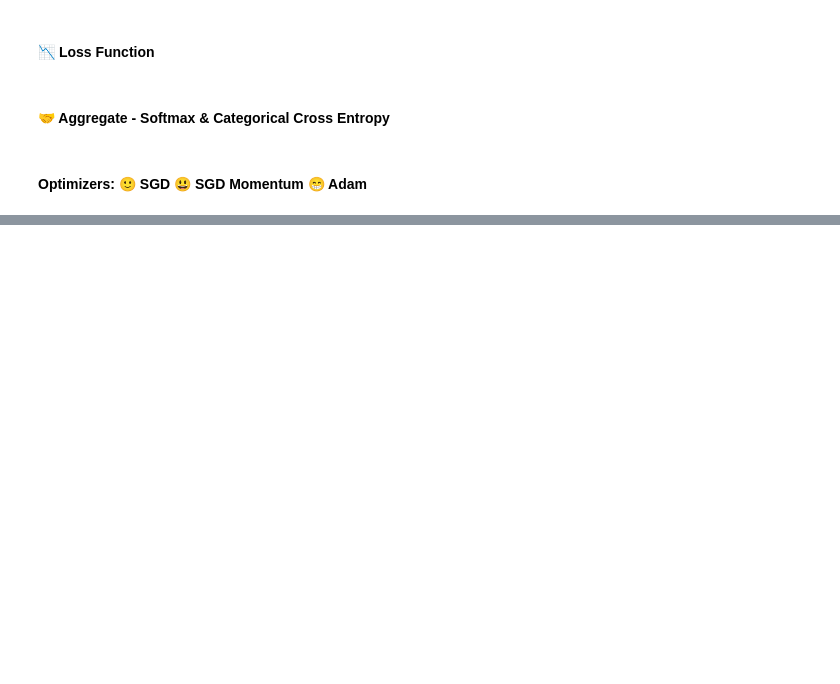
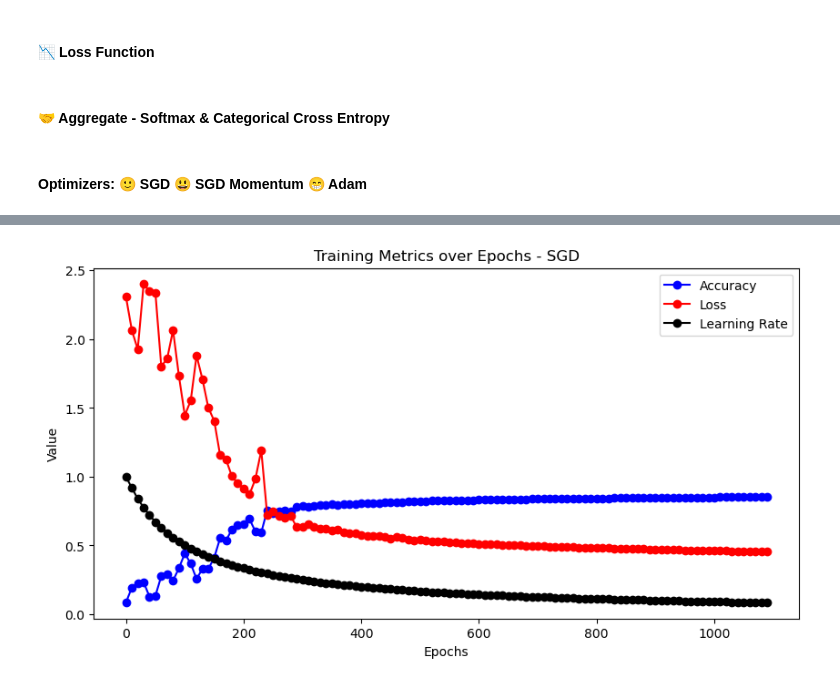
Before and after one commit to Ayush-2001-Dhanraj/soft-computing-assignment, a Jupyter notebook: Untitled.ipynb, the cells around one changed output, grey strips where cells are left out. Cells and saved outputs as stored; diff of their text form; code cells hidden in the pictures; blank space fills up the shorter version.

```diff
--- a/Untitled.ipynb
+++ b/Untitled.ipynb
@@ -292,7 +298,7 @@ class Activation_Softmax_Loss_CategoricalCrossentropy():
 # %%
 class Optimizer_SGD:
     """
-
+    stochastic gradient descent with learning rate decay
     """
     def __init__(self, learning_rate=1.0, decay=0):
         self.learning_rate = learning_rate
@@ -317,7 +323,7 @@ class Optimizer_SGD:
 
 class Optimizer_SGD_Momentum:
     """
-
+    SGD with momentum
     """
     def __init__(self, learning_rate=1.0, decay=0, momentum=0):
         self.learning_rate = learning_rate
@@ -351,7 +357,7 @@ class Optimizer_SGD_Momentum:
 
 class Optimizer_Adam:
     """
-
+    Adam - RMSProp + SGD with momentum
     """
     def __init__(self, learning_rate=0.001, decay=0., epsilon=1e-7, beta_1=0.9, beta_2=0.999):
         self.learning_rate = learning_rate
@@ -393,7 +399,11 @@ class Optimizer_Adam:
 # %%
 def train_Model(epochs, X, y, dense1, dense2, dense3, activation1, activation2, loss_activation, optimizer):
     """
-
+    training data - traing expected predictions
+    utility function takes in three layers
+    2 activation function
+    output activation + loss function
+    optimizer of choice
     """
     accuracies = []
     losses = []
@@ -448,5 +468,5 @@ dense3 = Layer_Dense(128, 10)
 loss_activation = Activation_Softmax_Loss_CategoricalCrossentropy()
 optimizer = Optimizer_SGD(decay=0.01)
 # %%
-train_Model(1100, X, y, dense1, dense2, dense3, activation1, activation2, loss_activation, optimizer)
+accuracies, losses, learning_rate = train_Model(1100, X, y, dense1, dense2, dense3, activation1, activation2, loss_activation, optimizer)
 # %% [output]
@@ -456,25 +490,15 @@ KeyboardInterrupt:
 # %%
 epochs = range(0, 1100, 10)
 plt.figure(figsize=(10, 5))
-plt.plot(epochs, accuracies_sgd, label='Accuracy', marker='o', color="blue")
-plt.plot(epochs, losses_sgd, label='Loss', marker='o', color='red')
+plt.plot(epochs, accuracies, label='Accuracy', marker='o', color="blue")
+plt.plot(epochs, losses, label='Loss', marker='o', color='red')
 plt.plot(epochs, learning_rate, label='Learning Rate', marker='o', color='black')
 plt.title('Training Metrics over Epochs - SGD')
 plt.xlabel('Epochs')
 plt.ylabel('Value')
 plt.legend()
 plt.savefig('training_metrics_plot.png')
 plt.show()
-
-epochs = range(0, 800, 10)
-plt.figure(figsize=(10, 5))
-plt.plot(epochs, accuracies_sgd[30:], label='Accuracy', marker='o', color="blue")
-plt.plot(epochs, losses_sgd[30:], label='Loss', marker='o', color='red')
-plt.plot(epochs, learning_rate[30:], label='Learning Rate', marker='o', color='black')
-plt.title('Training Metrics over Epochs - SGD')
-plt.xlabel('Epochs')
-plt.ylabel('Value')
-plt.legend()
-plt.savefig('training_metrics_plot.png')
-plt.show()
+# %% [output]
+[figure, added]
 # %%
```
Also changed, not shown: parts of 19 cells of this notebook, 30 other files.
